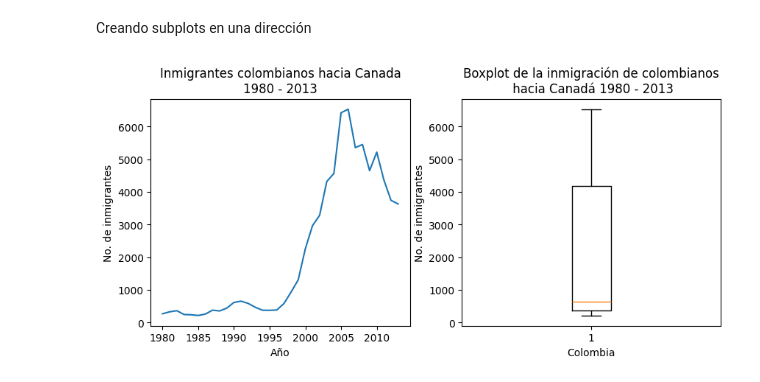
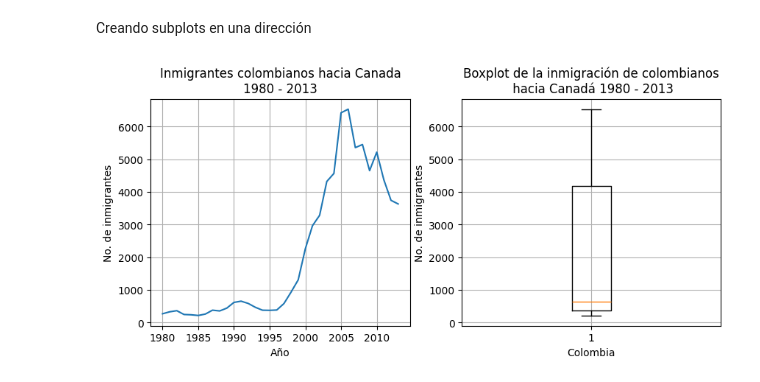
Before and after one commit to mg253a/visualizacion_de_datos_con_python, a Jupyter notebook: visualizacion_de_datos_con_python.ipynb, the cells around one changed output. Drawn from its saved outputs; the diff is of its cells as text; code cells hidden in the pictures.

```diff
--- a/visualizacion_de_datos_con_python.ipynb
+++ b/visualizacion_de_datos_con_python.ipynb
@@ -173,17 +173,19 @@ plt.show()
 # %%
 fig, axs = plt.subplots(1, 2, figsize=(10,4))
 
 axs[0].plot(datos_col['Año'], datos_col['Inmigrantes'])
 axs[0].set_title('Inmigrantes colombianos hacia Canada\n1980 - 2013')
 axs[0].set_xlabel('Año')
 axs[0].set_ylabel('No. de inmigrantes')
 axs[0].xaxis.set_major_locator(plt.MultipleLocator(5))
+axs[0].grid()
 
 axs[1].boxplot(datos_col['Inmigrantes'])
 axs[1].set_title('Boxplot de la inmigración de colombianos\n hacia Canadá 1980 - 2013')
 axs[1].set_xlabel('Colombia')
 axs[1].set_ylabel('No. de inmigrantes')
+axs[1].grid()
 
 plt.show()
 # %% [output]
-[figure, old version]
+[figure, new version]
```
